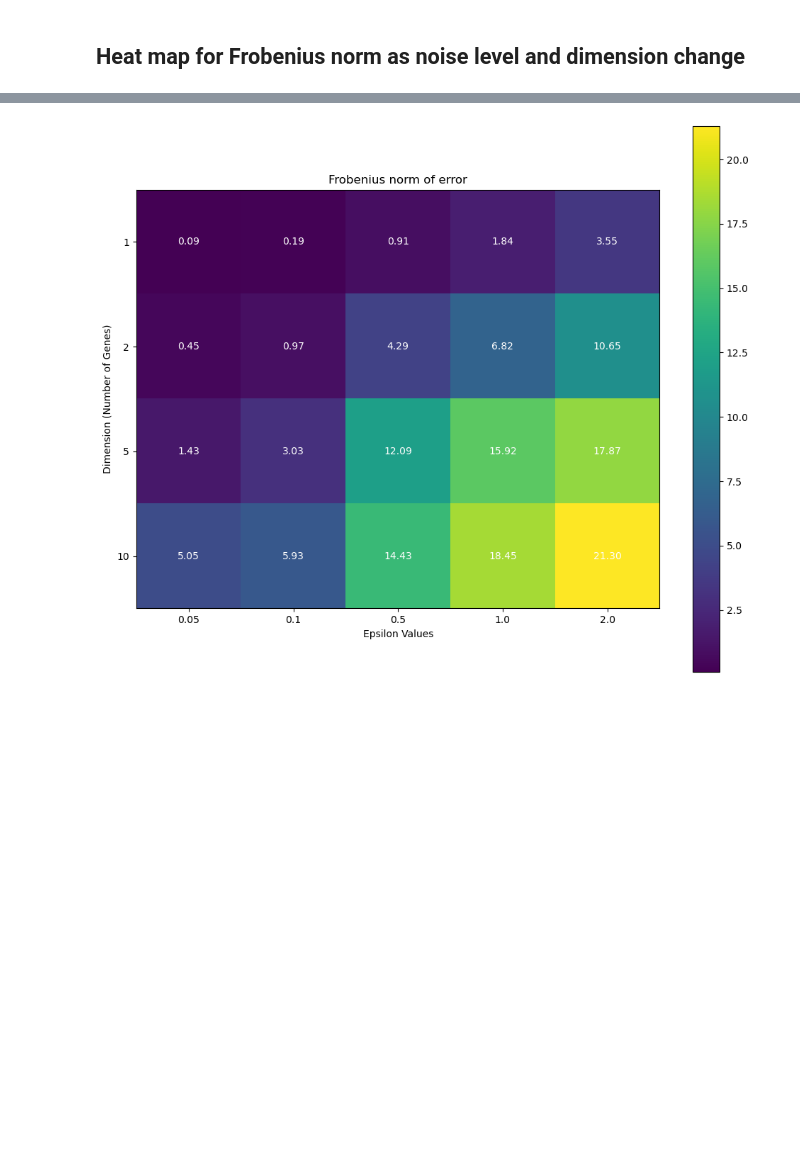
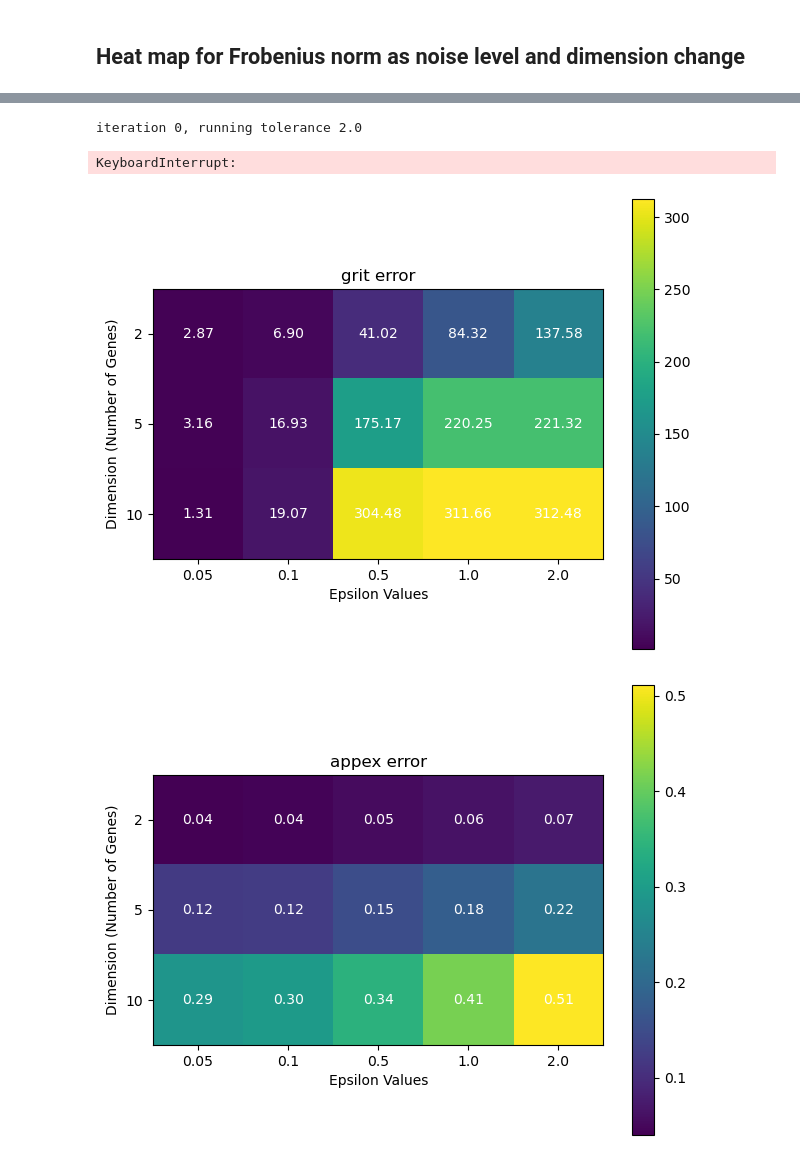
Before and after one commit to StanleyN1/OTProject, a Jupyter notebook: trajectory_inference/src/yian_grit/GRIT_Evaluation.ipynb, the cells around one changed output, grey strips where cells are left out. Drawn from its saved outputs; the diff is of its cells as text; code cells hidden in the pictures; blank space fills up the shorter version.

```diff
--- a/trajectory_inference/src/yian_grit/GRIT_Evaluation.ipynb
+++ b/trajectory_inference/src/yian_grit/GRIT_Evaluation.ipynb
@@ -116,13 +133,17 @@ plt.show
 # %%
 n_matrices = 30
 n_cell  = 50
-n_gene_list = [1,2,5,10]
-n_timepoint = 30
-dt = 0.1
+n_gene_list = [2,5,10] # [1,2,5,10]
+n_timepoint = 300000
+dt = 0.0001
+skip = 10
+
 epsilon_list = [0.05, 0.1, 0.5, 1.0, 2.0]
 A_f_error = np.zeros((len(n_gene_list), len(epsilon_list),n_matrices))-1 #Frobenius error
+A_f_error_appex = np.zeros((len(n_gene_list), len(epsilon_list),n_matrices))-1 #Frobenius error
+# loop over different n_genes
 
-# loop over different n_genes
+# scdata n time points
 for n_gene in tqdm(n_gene_list):
     A_true_list = []
     b_true = np.zeros(n_gene)
@@ -135,6 +156,7 @@ for n_gene in tqdm(n_gene_list):
 
     # loop over different epsilon values
     for epsilon in epsilon_list:
+        A_guess, H_guess = np.zeros((n_gene, n_gene)), epsilon*np.eye(n_gene)
         # for every epsilon value, loop over different A matrices
         for i in range(len(A_true_list)):
             x0_mean = np.random.random(n_gene)
@@ -147,33 +169,54 @@ for n_gene in tqdm(n_gene_list):
                 n_cells= n_cell,
                 epsilon= epsilon
             )
+            scdata = scdata[::skip]
+            Tgrid = Tgrid[::skip]
+
+            scdata_appex = np.array(scdata).transpose((0,2,1))[::skip]
+            Tgrid_appex = np.array(Tgrid)[::skip]
+            As, Hs, Pis = appex_rectangle(scdata_appex, Tgrid_appex, A_guess, H_guess, N_sample=n_cell*10, ridge_lambda=0.0, tol=1e-5, maxiters=5, print_out=1, save_coupling=True, reverse=False)
+            A_pred_appex = As[-1]
+
             A_pred = GRIT_MATLAB(scdata, Tgrid, epsilon=epsilon)
             A_f_error[n_gene_list.index(n_gene), epsilon_list.index(epsilon),i] = np.linalg.norm(A_pred[:,:-1]- A_true_list[i], ord='fro')
+            A_f_error_appex[n_gene_list.index(n_gene), epsilon_list.index(epsilon),i] = np.linalg.norm(A_pred_appex- A_true_list[i], ord='fro')
+# %% [output]
+iteration 0, running tolerance 2.0
+KeyboardInterrupt:
 # %%
 A_f_error_mean = np.mean(A_f_error, axis=2)
-plt.figure(figsize=(10, 8))
+A_f_error_mean_appex = np.mean(A_f_error_appex, axis=2)
+# fig, ax = plt.subplots(1, 2, figsize=(10, 8))
 
-# Create heatmap
-im = plt.imshow(A_f_error_mean, cmap='viridis')
+def heatmap_A(A_error, title=''):
+    # Create heatmap
+    im = plt.imshow(A_error, cmap='viridis')
 
-# Add text annotations in each cell with 2 decimal places
-for i in range(len(n_gene_list)):
-    for j in range(len(epsilon_list)):
-        plt.text(j, i, f'{A_f_error_mean[i, j]:.2f}',
-                ha="center", va="center", color="white")
+    # Add text annotations in each cell with 2 decimal places
+    for i in range(len(n_gene_list)):
+        for j in range(len(epsilon_list)):
+            plt.text(j, i, f'{A_error[i, j]:.2f}',
+                    ha="center", va="center", color="white")
 
-# Add colorbar
-plt.colorbar(im)
+    # Add colorbar
+    plt.colorbar(im)
 
-plt.xticks(range(len(epsilon_list)), epsilon_list)
-plt.yticks(range(len(n_gene_list)), n_gene_list)
+    plt.xticks(range(len(epsilon_list)), epsilon_list)
+    plt.yticks(range(len(n_gene_list)), n_gene_list)
 
-# Add axis labels
-plt.xlabel('Epsilon Values')
-plt.ylabel('Dimension (Number of Genes)')
+    # Add axis labels
+    plt.xlabel('Epsilon Values')
+    plt.ylabel('Dimension (Number of Genes)')
 
-plt.title('Frobenius norm of error')
-plt.tight_layout()
-plt.show()
+    plt.title(title)
+    plt.tight_layout()
+    plt.show()
+
+    # Allow user to choose which subplot to plot the heatmap
+
+heatmap_A(A_f_error_mean, title='grit error')
+# plt.subplot(2)
+heatmap_A(A_f_error_mean_appex, title='appex error')
 # %% [output]
-[figure, old version]
+[figure, new version]
+[figure, added]
```
Also changed, not shown: parts of 3 cells of this notebook, 34 other files.
